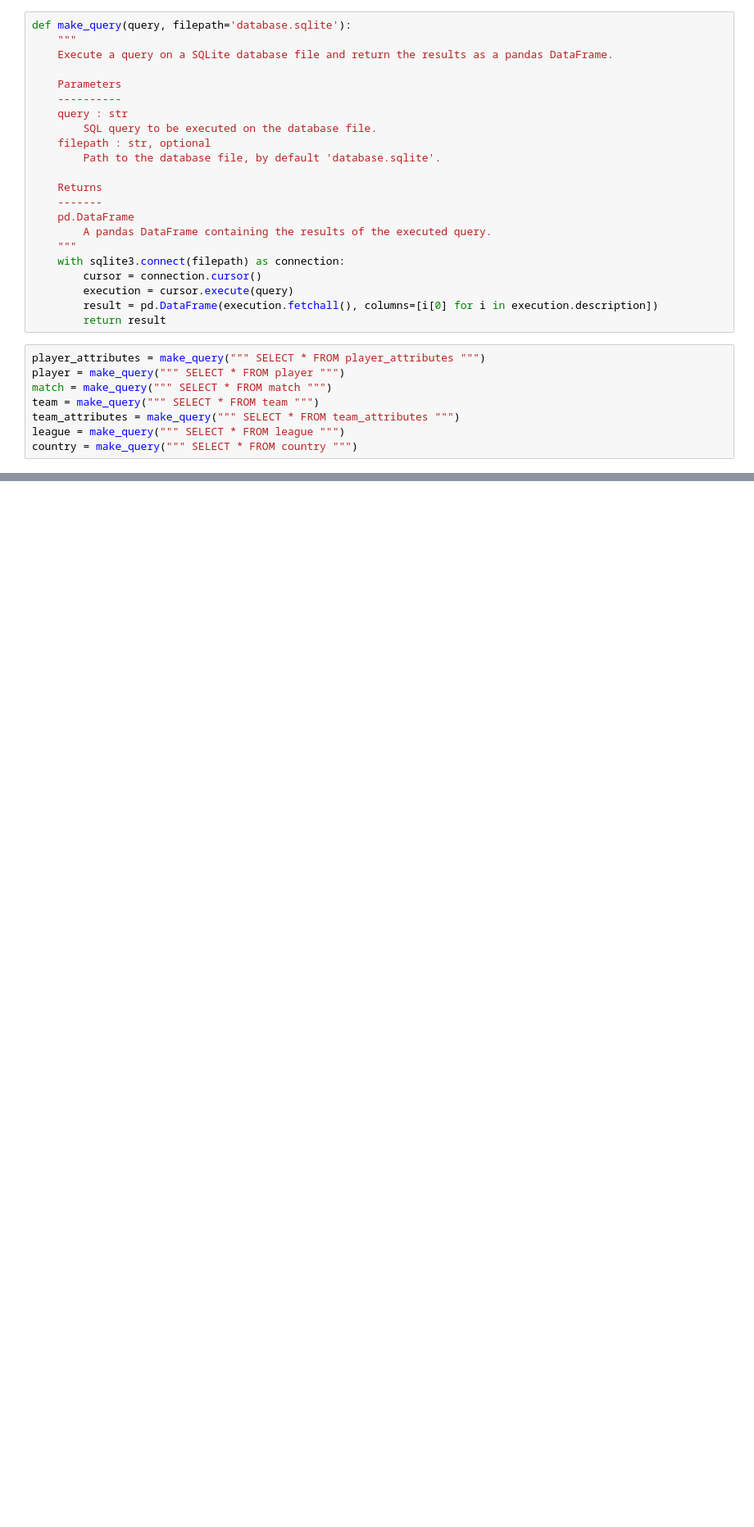
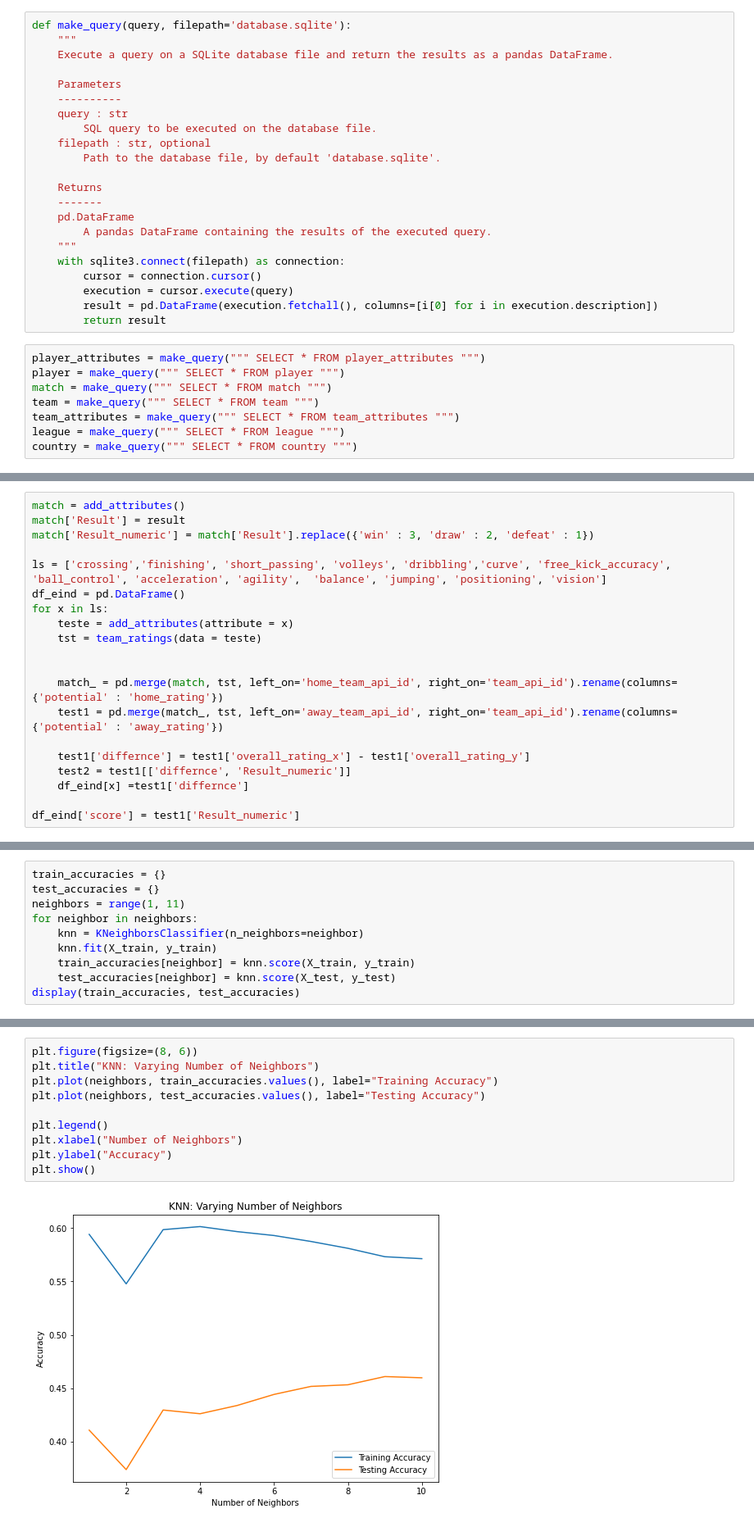
Before and after one commit to NimaGhafar/Datafrituurpan, a Jupyter notebook: Sprint_5.ipynb, the cells around one changed output, grey strips where cells are left out. Shown at 82% size. Cells and saved outputs as stored; diff of their text form; blank space fills up the shorter version.

```diff
--- a/Sprint_5.ipynb
+++ b/Sprint_5.ipynb
@@ -88,0 +145,20 @@ match
+# %%
+match = add_attributes()
+match['Result'] = result
+match['Result_numeric'] = match['Result'].replace({'win' : 3, 'draw' : 2, 'defeat' : 1})
+
+ls = ['crossing','finishing', 'short_passing', 'volleys', 'dribbling','curve', 'free_kick_accuracy', 'ball_control', 'acceleration', 'agility',  'balance', 'jumping', 'positioning', 'vision']
+df_eind = pd.DataFrame()
+for x in ls:
+    teste = add_attributes(attribute = x)
+    tst = team_ratings(data = teste)
+
+
+    match_ = pd.merge(match, tst, left_on='home_team_api_id', right_on='team_api_id').rename(columns={'potential' : 'home_rating'})
+    test1 = pd.merge(match_, tst, left_on='away_team_api_id', right_on='team_api_id').rename(columns={'potential' : 'away_rating'})
+
+    test1['differnce'] = test1['overall_rating_x'] - test1['overall_rating_y']
+    test2 = test1[['differnce', 'Result_numeric']]
+    df_eind[x] =test1['differnce']
+
+df_eind['score'] = test1['Result_numeric']
@@ -88,0 +260,10 @@ match
+# %%
+train_accuracies = {}
+test_accuracies = {}
+neighbors = range(1, 11)
+for neighbor in neighbors:
+    knn = KNeighborsClassifier(n_neighbors=neighbor)
+    knn.fit(X_train, y_train)
+    train_accuracies[neighbor] = knn.score(X_train, y_train)
+    test_accuracies[neighbor] = knn.score(X_test, y_test)
+display(train_accuracies, test_accuracies)
@@ -88,0 +291,12 @@ match
+# %%
+plt.figure(figsize=(8, 6))
+plt.title("KNN: Varying Number of Neighbors")
+plt.plot(neighbors, train_accuracies.values(), label="Training Accuracy")
+plt.plot(neighbors, test_accuracies.values(), label="Testing Accuracy")
+
+plt.legend()
+plt.xlabel("Number of Neighbors")
+plt.ylabel("Accuracy")
+plt.show()
+# %% [output]
+[figure, added]
```
Also changed, not shown: parts of 20 cells of this notebook.
